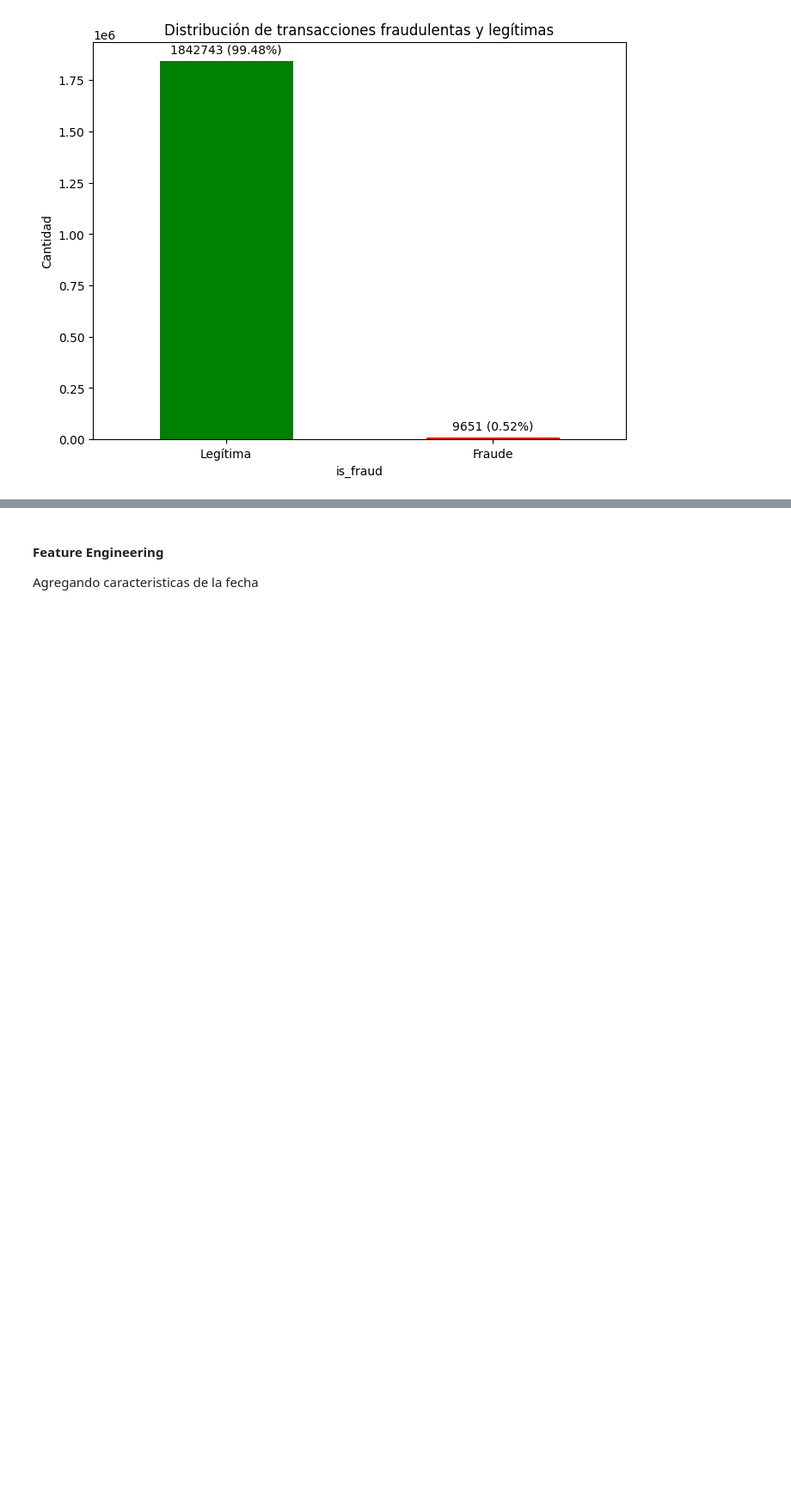
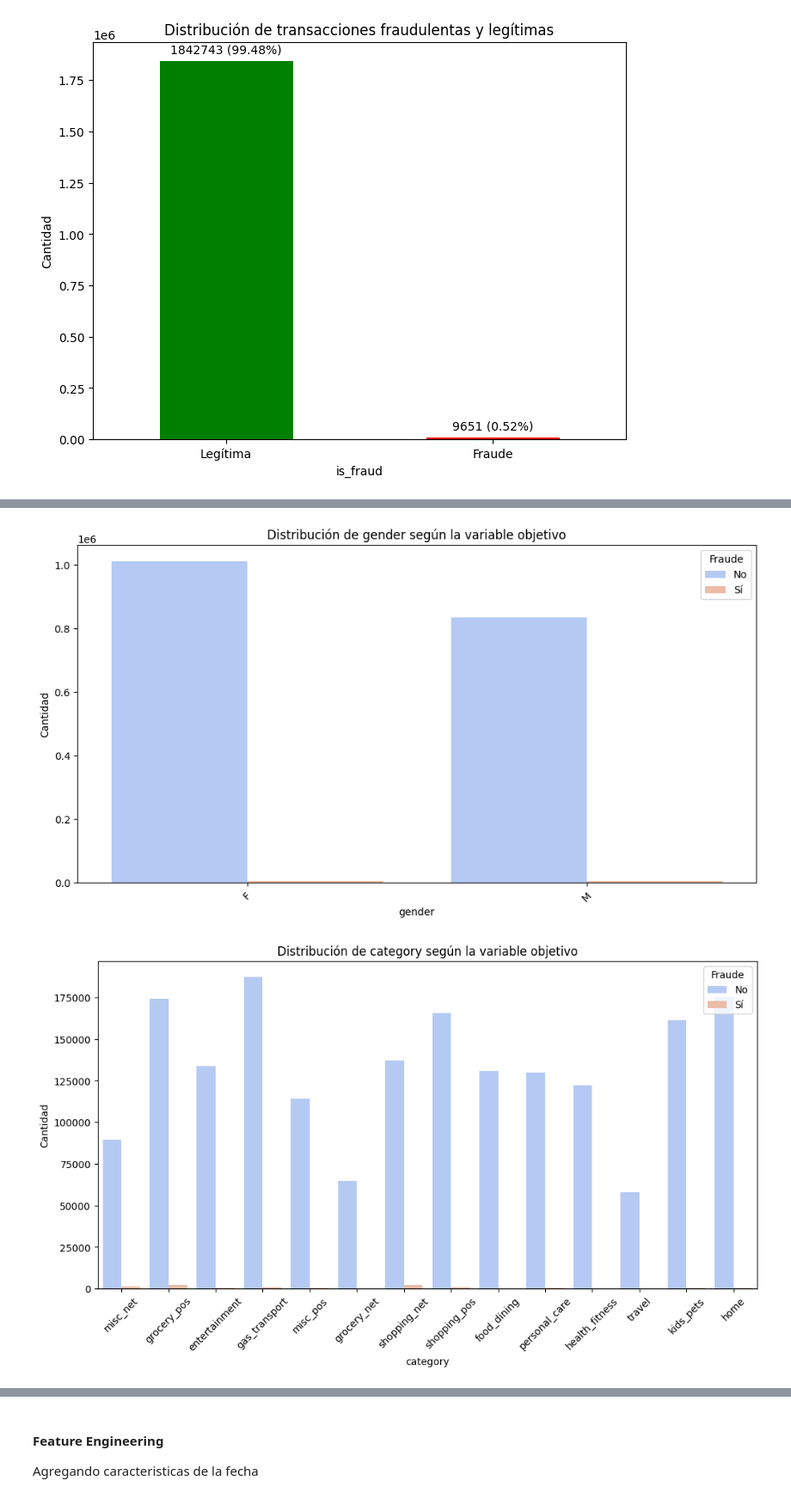
Before and after one commit to javim7/Proyecto2-SDS, a Jupyter notebook: proyecto2.ipynb, the cells around one changed output, grey strips where cells are left out. Shown at 86% size. Saved outputs shown, nothing was run; the diff lists cells and outputs as text; code cells hidden in the pictures; blank space fills up the shorter version.

```diff
--- a/proyecto2.ipynb
+++ b/proyecto2.ipynb
@@ -125,0 +156,16 @@ max                4.800000e+01
+# %%
+# Gráficos de barras para variables categóricas
+categorical_variables = ['gender', 'category', 'state']  # Lista de variables categóricas que deseas explorar
+
+for column in categorical_variables:
+    plt.figure(figsize=(12, 6))
+    sns.countplot(data=df, x=column, hue='is_fraud', palette='coolwarm')
+    plt.title(f'Distribución de {column} según la variable objetivo')
+    plt.xlabel(column)
+    plt.ylabel('Cantidad')
+    plt.xticks(rotation=45)
+    plt.legend(title='Fraude', loc='upper right', labels=['No', 'Sí'])
+    plt.show()
+# %% [output]
+[figure, added]
+[figure, added]
```
Also changed, not shown: parts of 38 cells of this notebook, 6 other files.
